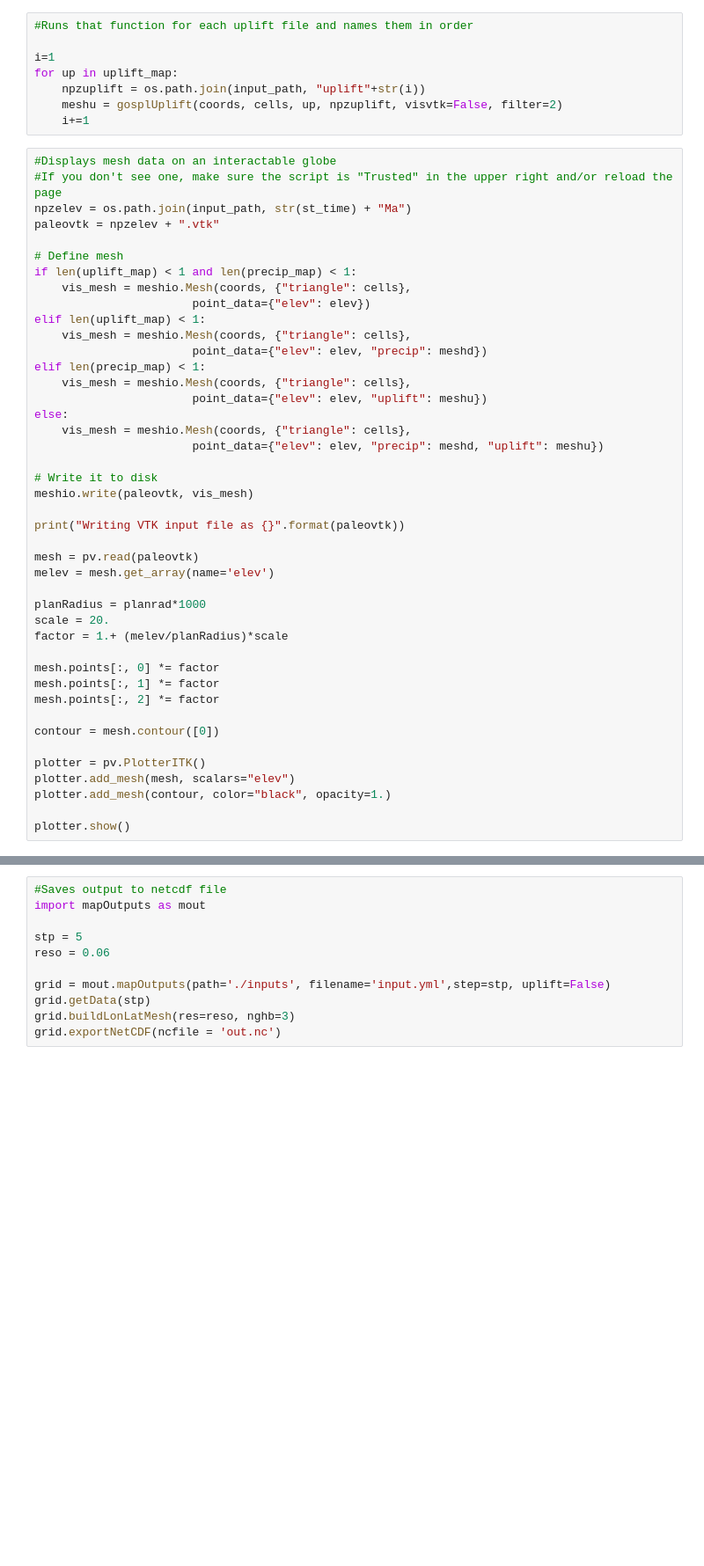
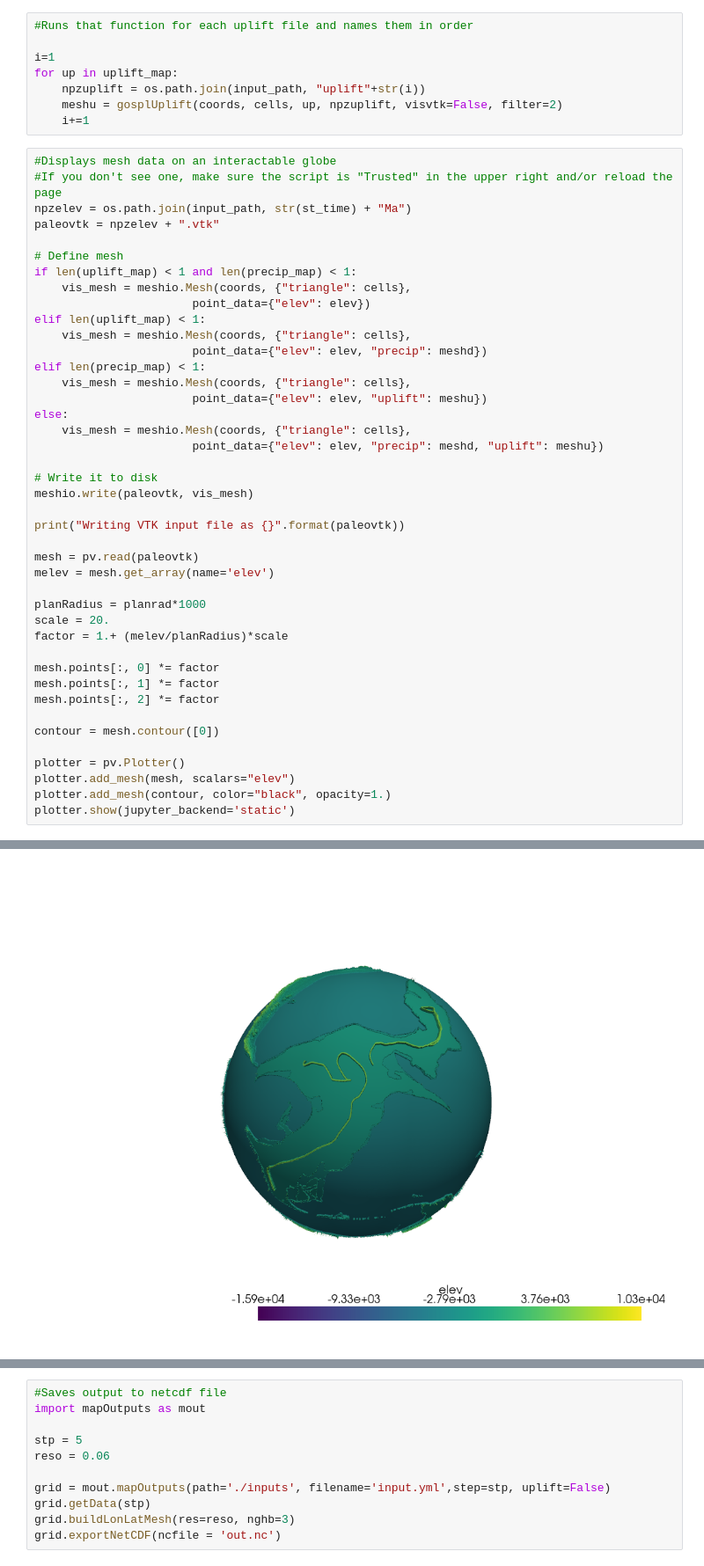
Before and after one commit to firewalkwithm3/gospl-docker, a Jupyter notebook: deps/erosionpasta/erosion.ipynb, the cells around one changed output, grey strips where cells are left out. Shown at 88% size. Cells and saved outputs as stored; diff of their text form; blank space fills up the shorter version.

Commit message:
Fix plotter. Don't run generative functions if data already exits.

```diff
--- a/deps/erosionpasta/erosion.ipynb
+++ b/deps/erosionpasta/erosion.ipynb
@@ -379,8 +382,8 @@ mesh.points[:, 2] *= factor
 
 contour = mesh.contour([0])
 
-plotter = pv.PlotterITK()
+plotter = pv.Plotter()
 plotter.add_mesh(mesh, scalars="elev")
 plotter.add_mesh(contour, color="black", opacity=1.)
-
-plotter.show()
+plotter.show(jupyter_backend='static')
+# %% [output]
@@ -387,3 +401,4 @@ plotter.show()
+[figure, added]
 # %%
 # Runs model; can take hours but it'll report its progress as it runs
 
```
Also changed, not shown: parts of 6 cells of this notebook.
